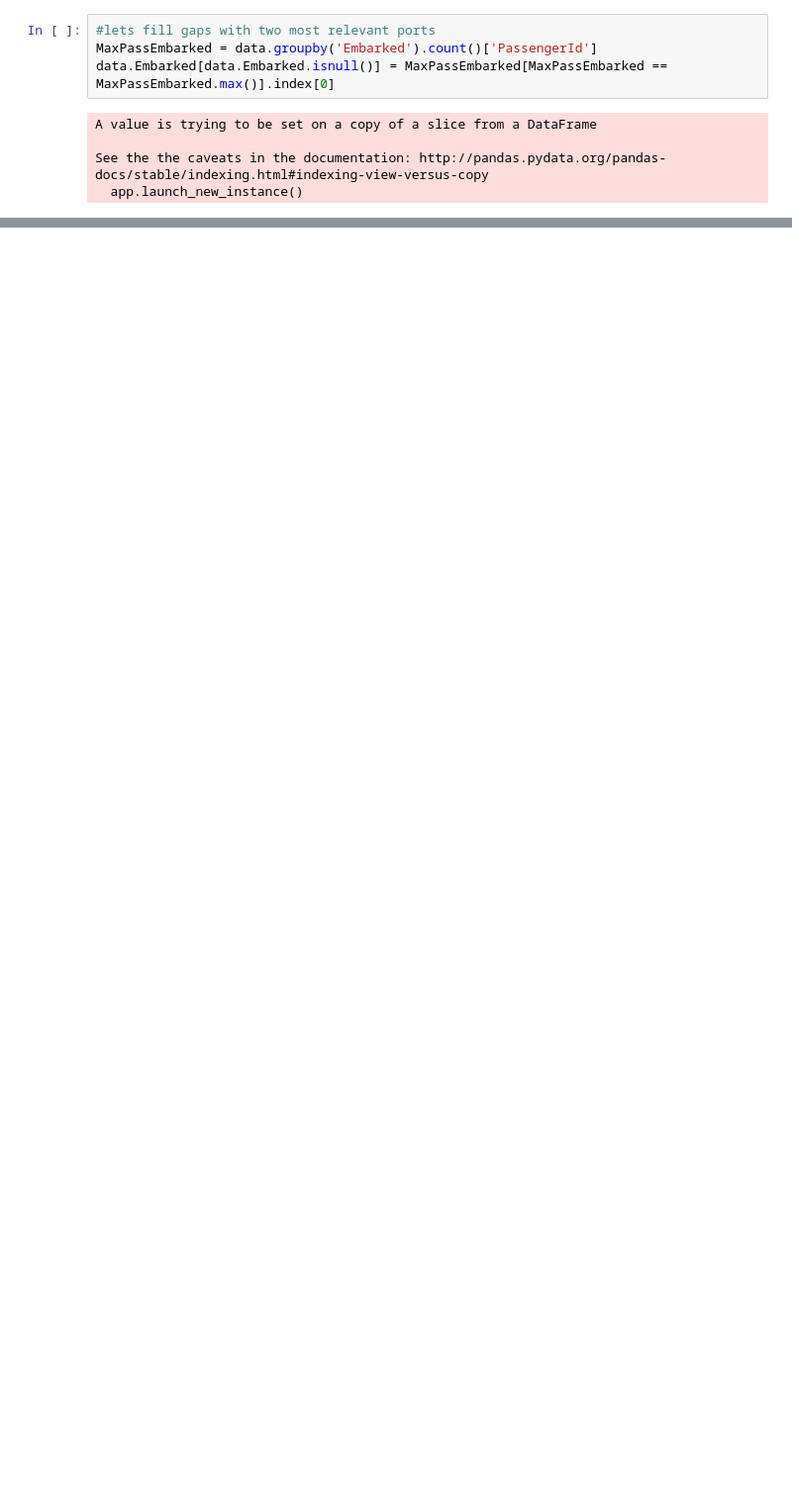
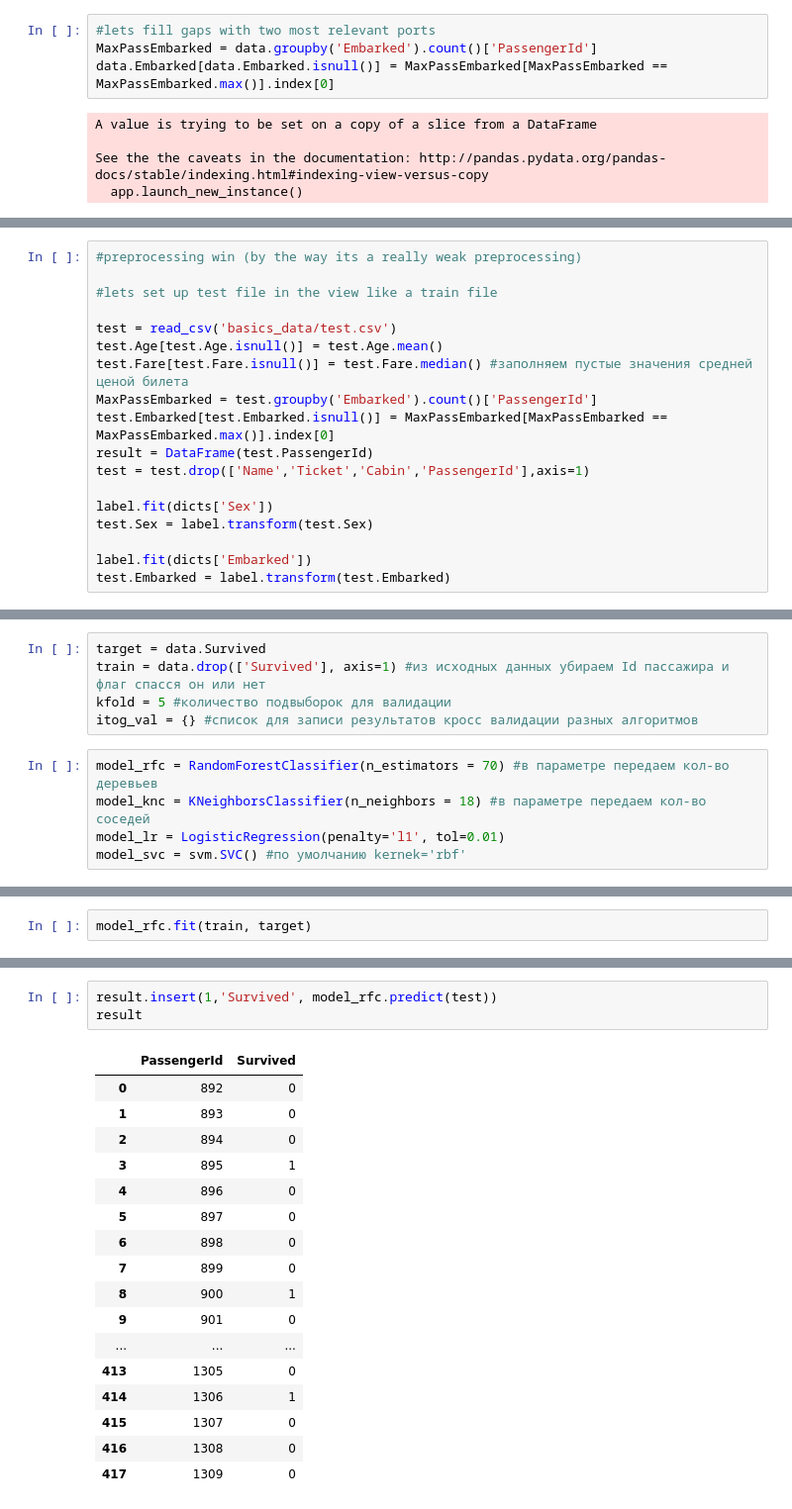
Before and after one commit to hydrogo/YaDataNightPrep, a Jupyter notebook: Basics(pd_scikit).ipynb, the cells around one changed output, grey strips where cells are left out. Shown: that part at 99% size. Drawn from its saved outputs; the diff is of its cells as text; blank space fills up the shorter version.

```diff
--- a/Basics(pd_scikit).ipynb
+++ b/Basics(pd_scikit).ipynb
@@ -129,0 +174,18 @@ See the the caveats in the documentation: http://pandas.pydata.org/pandas-docs/s
+# %%
+#preprocessing win (by the way its a really weak preprocessing)
+
+#lets set up test file in the view like a train file
+
+test = read_csv('basics_data/test.csv')
+test.Age[test.Age.isnull()] = test.Age.mean()
+test.Fare[test.Fare.isnull()] = test.Fare.median() #заполняем пустые значения средней ценой билета
+MaxPassEmbarked = test.groupby('Embarked').count()['PassengerId']
+test.Embarked[test.Embarked.isnull()] = MaxPassEmbarked[MaxPassEmbarked == MaxPassEmbarked.max()].index[0]
+result = DataFrame(test.PassengerId)
+test = test.drop(['Name','Ticket','Cabin','PassengerId'],axis=1)
+
+label.fit(dicts['Sex'])
+test.Sex = label.transform(test.Sex)
+
+label.fit(dicts['Embarked'])
+test.Embarked = label.transform(test.Embarked)
@@ -129,0 +209,10 @@ See the the caveats in the documentation: http://pandas.pydata.org/pandas-docs/s
+# %%
+target = data.Survived
+train = data.drop(['Survived'], axis=1) #из исходных данных убираем Id пассажира и флаг спасся он или нет
+kfold = 5 #количество подвыборок для валидации
+itog_val = {} #список для записи результатов кросс валидации разных алгоритмов
+# %%
+model_rfc = RandomForestClassifier(n_estimators = 70) #в параметре передаем кол-во деревьев
+model_knc = KNeighborsClassifier(n_neighbors = 18) #в параметре передаем кол-во соседей
+model_lr = LogisticRegression(penalty='l1', tol=0.01)
+model_svc = svm.SVC() #по умолчанию kernek='rbf'
@@ -129,0 +221,2 @@ See the the caveats in the documentation: http://pandas.pydata.org/pandas-docs/s
+# %%
+model_rfc.fit(train, target)
@@ -129,0 +229,21 @@ See the the caveats in the documentation: http://pandas.pydata.org/pandas-docs/s
+# %%
+result.insert(1,'Survived', model_rfc.predict(test))
+result
+# %% [output]
+|  | PassengerId | Survived |
+| 0 | 892 | 0 |
+| 1 | 893 | 0 |
+| 2 | 894 | 0 |
+| 3 | 895 | 1 |
+| 4 | 896 | 0 |
+| 5 | 897 | 0 |
+| 6 | 898 | 0 |
+| 7 | 899 | 0 |
+| 8 | 900 | 1 |
+| 9 | 901 | 0 |
+| ... | ... | ... |
+| 413 | 1305 | 0 |
+| 414 | 1306 | 1 |
+| 415 | 1307 | 0 |
+| 416 | 1308 | 0 |
+| 417 | 1309 | 0 |
```
Also changed, not shown: parts of 10 cells of this notebook, 6 other files.
